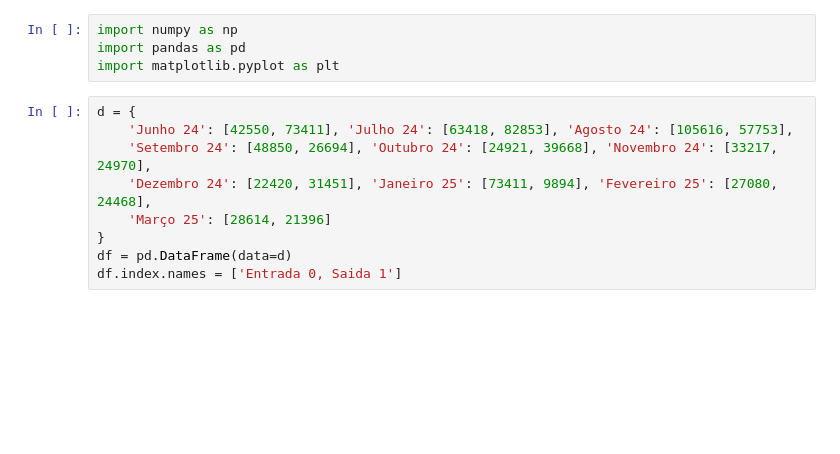
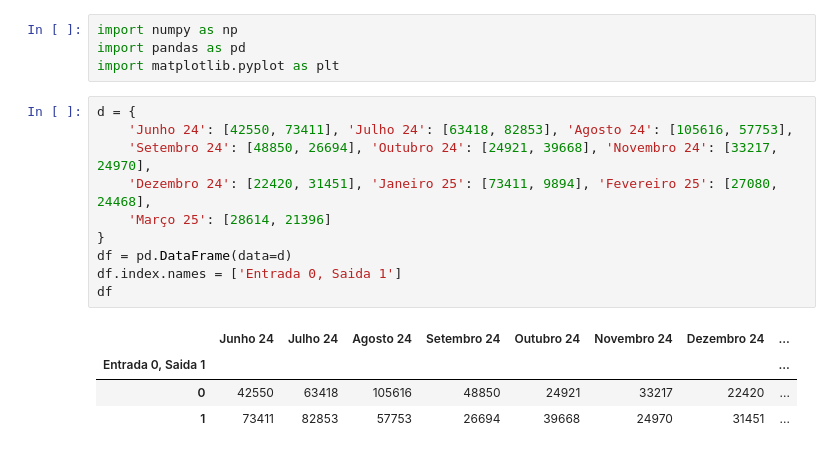
Before and after one commit to Yasmin-min/Analise_de_dados_sobre_residuos_eletronico, a Jupyter notebook: graficosb.ipynb, the cells around one changed output. Drawn from its saved outputs; the diff is of its cells as text; blank space fills up the shorter version.

```diff
--- a/graficosb.ipynb
+++ b/graficosb.ipynb
@@ -5,12 +5,18 @@ import matplotlib.pyplot as plt
 # %%
 d = {
     'Junho 24': [42550, 73411], 'Julho 24': [63418, 82853], 'Agosto 24': [105616, 57753],
     'Setembro 24': [48850, 26694], 'Outubro 24': [24921, 39668], 'Novembro 24': [33217, 24970],
     'Dezembro 24': [22420, 31451], 'Janeiro 25': [73411, 9894], 'Fevereiro 25': [27080, 24468],
     'Março 25': [28614, 21396]
 }
 df = pd.DataFrame(data=d)
 df.index.names = ['Entrada 0, Saida 1']
+df
+# %% [output]
+|  | Junho 24 | Julho 24 | Agosto 24 | Setembro 24 | Outubro 24 | Novembro 24 | Dezembro 24 | ... |
+| Entrada 0, Saida 1 |  |  |  |  |  |  |  | ... |
+| 0 | 42550 | 63418 | 105616 | 48850 | 24921 | 33217 | 22420 | ... |
+| 1 | 73411 | 82853 | 57753 | 26694 | 39668 | 24970 | 31451 | ... |
 # %%
 entradas = df.loc[0]
 entradas.plot(kind='bar', color='orange', edgecolor='black')
```
Also changed, not shown: parts of 2 cells of this notebook, 1 other file.
